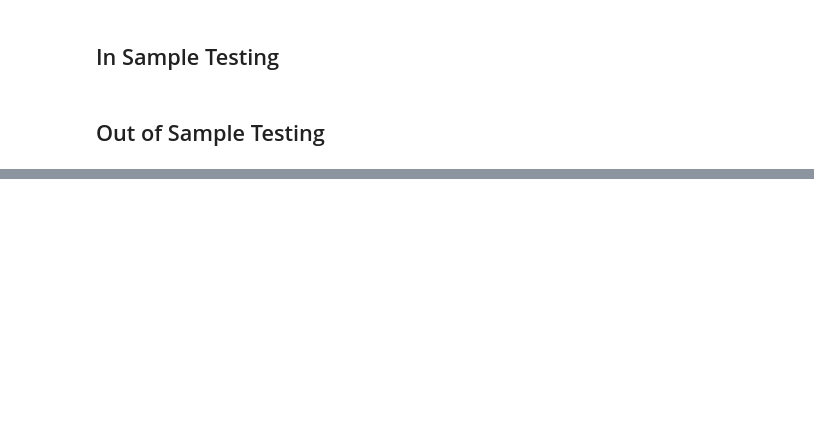
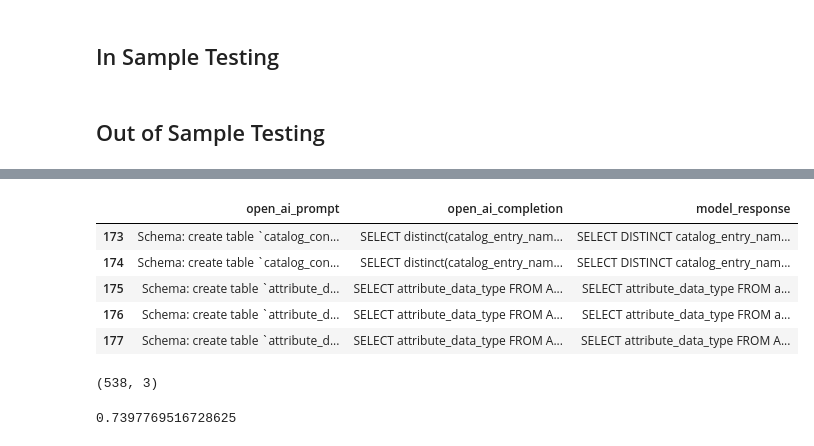
Before and after one commit to cryptodev1990/mercator, a Jupyter notebook: dubo-api/finetune/finetune/single_table_queries.ipynb, the cells around one changed output, grey strips where cells are left out. Drawn from its saved outputs; the diff is of its cells as text; code cells hidden in the pictures; blank space fills up the shorter version.

```diff
--- a/dubo-api/finetune/finetune/single_table_queries.ipynb
+++ b/dubo-api/finetune/finetune/single_table_queries.ipynb
@@ -238,6 +211,9 @@ spider_open_ai_fine_tuning_20230125-135903.jsonl
 # %% [markdown]
 ## Out of Sample Testing
 # %%
+tmp = df_test.copy()
+
+tmp['model_response'] = ''
 data = []
 for idx, row in tmp.iterrows():
     print(idx)
@@ -245,11 +221,7 @@ for idx, row in tmp.iterrows():
         print('already completed')
         data.append(row['model_response'])
         continue
-    if row['schema'] == '':
-        print('missing schema')
-        data.append('')
-        continue
 
-    new_response = call_model(row, engine="davinci:ft-mercator-2023-01-24-03-11-01")
+    new_response = call_model(row, engine="davinci:ft-mercator-2023-01-25-23-01-53")
     data.append(new_response)
     tmp.loc[idx,'model_response'] = new_response
@@ -256,13 +248,28 @@ for idx, row in tmp.iterrows():
+# %%
+tmp.head()
+# %% [output]
+|  | open_ai_prompt | open_ai_completion | model_response |
+| 173 | Schema: create table `catalog_con... | SELECT distinct(catalog_entry_nam... | SELECT DISTINCT catalog_entry_nam... |
+| 174 | Schema: create table `catalog_con... | SELECT distinct(catalog_entry_nam... | SELECT DISTINCT catalog_entry_nam... |
+| 175 | Schema: create table `attribute_d... | SELECT attribute_data_type FROM A... | SELECT attribute_data_type FROM a... |
+| 176 | Schema: create table `attribute_d... | SELECT attribute_data_type FROM A... | SELECT attribute_data_type FROM a... |
+| 177 | Schema: create table `attribute_d... | SELECT attribute_data_type FROM A... | SELECT attribute_data_type FROM A... |
+# %%
+tmp.shape
+# %% [output]
+(538, 3)
 # %%
 # ignore white space, case, and trailing semicolons
-df_test['correct'] = np.where(df_test['open_ai_completion'].str
-                                                           .strip()
-                                                           .str
-                                                           .lower()
-                                                           .apply(lambda x: re.sub('\s+', '',x).rstrip(';')) ==
-                              df_test['model_response'].str
-                                                       .strip()
-                                                       .str
-                                                       .lower()
-                                                       .apply(lambda x: re.sub('\s+', '',x).rstrip(';')), 1, 0)
-df_test['correct'].mean()
+tmp['correct'] = np.where(tmp['open_ai_completion'].str
+                                                   .strip()
+                                                   .str
+                                                   .lower()
+                                                   .apply(lambda x: re.sub('\s+', '',x).rstrip(';')) ==
+                              tmp['model_response'].str
+                                                   .strip()
+                                                   .str
+                                                   .lower()
+                                                   .apply(lambda x: re.sub('\s+', '',x).rstrip(';')), 1, 0)
+tmp['correct'].mean()
+# %% [output]
+0.7397769516728625
```
Also changed, not shown: parts of 7 cells of this notebook.
